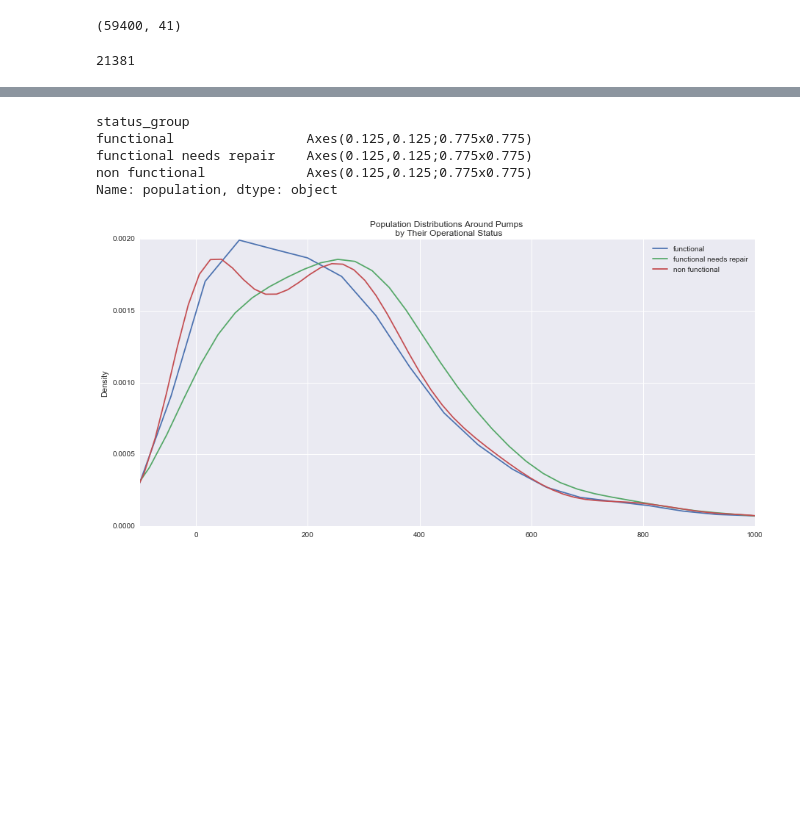
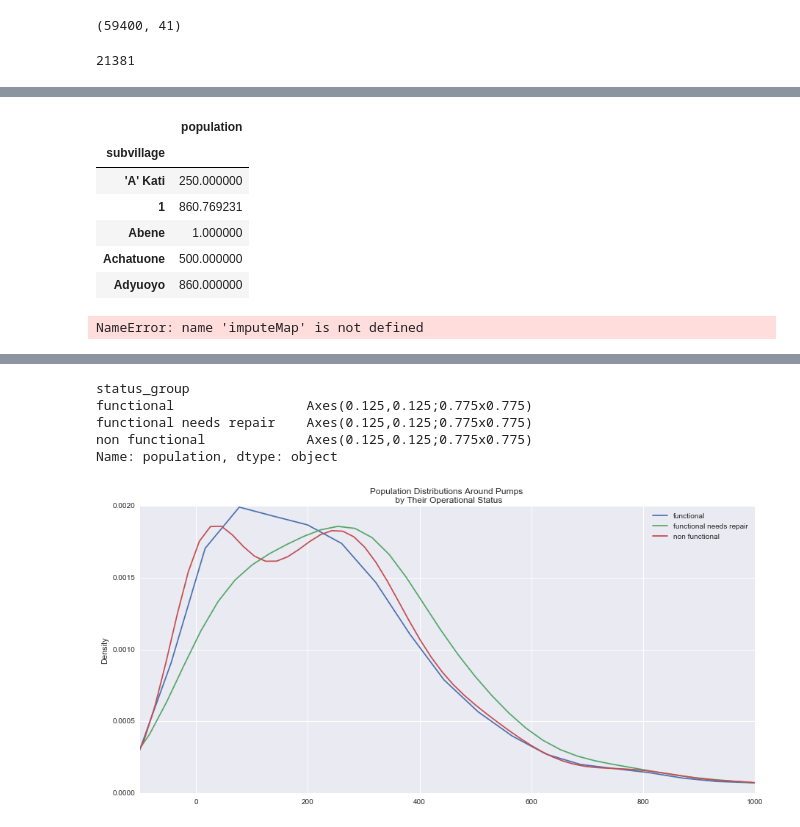
Before and after one commit to ashirwad08/predict-water-pump-failure, a Jupyter notebook: MVP_work/ash_MVP_explore_train.ipynb, the cells around one changed output, grey strips where cells are left out. Drawn from its saved outputs; the diff is of its cells as text; code cells hidden in the pictures; blank space fills up the shorter version.

```diff
--- a/MVP_work/ash_MVP_explore_train.ipynb
+++ b/MVP_work/ash_MVP_explore_train.ipynb
@@ -28,0 +69,16 @@ dat.population.isnull().sum()
+# %%
+grp=grp.loc[~grp.population.isnull()]
+# %%
+grp.set_index(grp.iloc[:,0],inplace=True, drop=True)
+# %%
+grp.drop('subvillage',inplace=True, axis=1)
+# %%
+grp.head()
+# %% [output]
+|  | population |
+| subvillage |  |
+| 'A' Kati | 250.000000 |
+| 1 | 860.769231 |
+| Abene | 1.000000 |
+| Achatuone | 500.000000 |
+| Adyuoyo | 860.000000 |
@@ -28,0 +87,4 @@ dat.population.isnull().sum()
+# %%
+pprint(imputeMap)
+# %% [output]
+NameError: name 'imputeMap' is not defined
```
Also changed, not shown: parts of 20 cells of this notebook, 1 other file.
